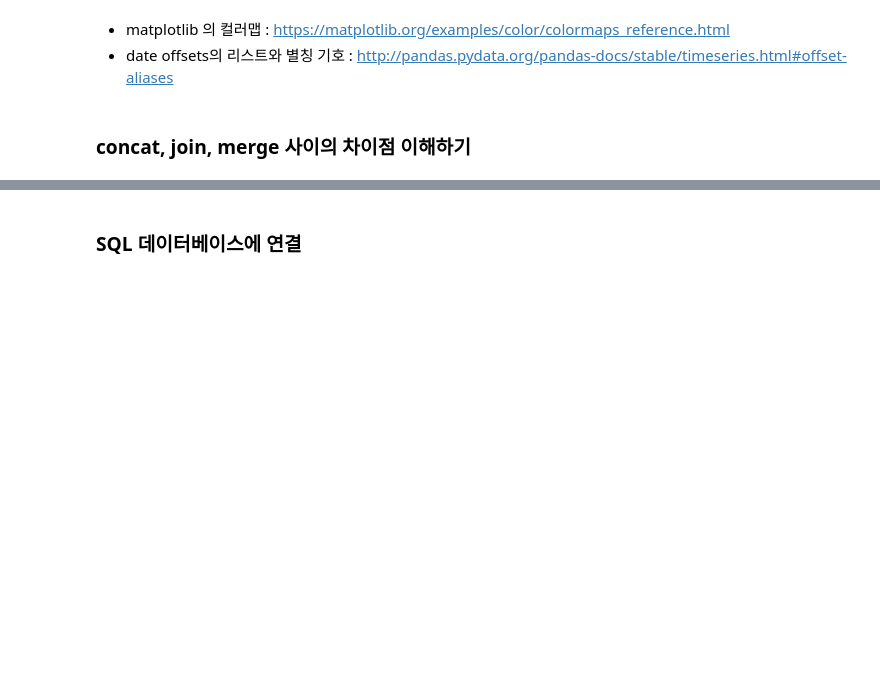
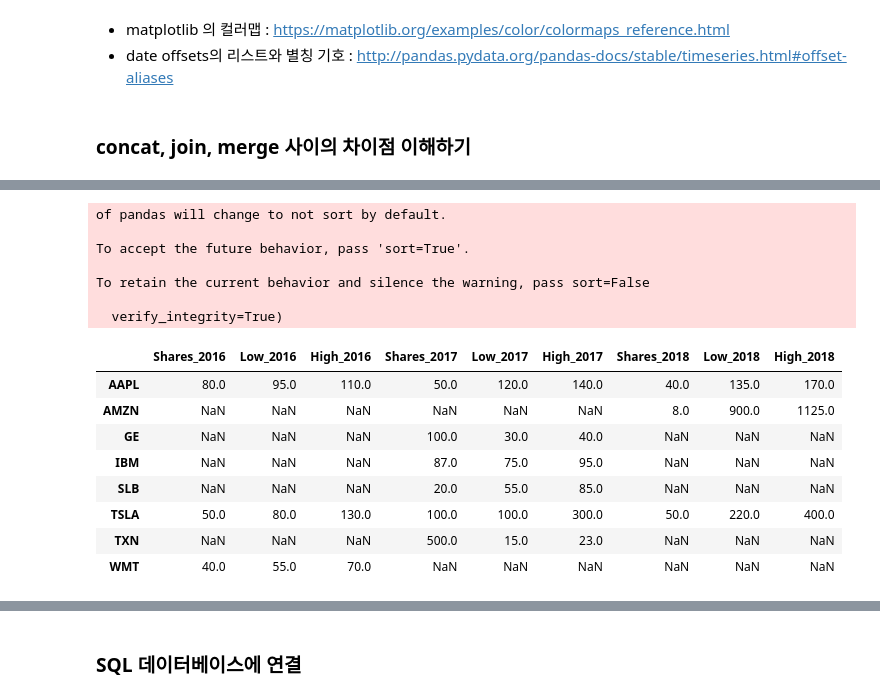
Before and after one commit to liberalapes/pandas_cookbook, a Jupyter notebook: 09장 Pandas 객체 합치기.ipynb, the cells around one changed output, grey strips where cells are left out. Cells and saved outputs as stored; diff of their text form; code cells hidden in the pictures; blank space fills up the shorter version.

```diff
--- a/09장 Pandas 객체 합치기.ipynb
+++ b/09장 Pandas 객체 합치기.ipynb
@@ -557,0 +660,20 @@ pres_rm.unstack('President')[correct_col_order].plot(**plot_kwargs)
+# %%
+other = [stocks_2017.add_suffix('_2017'), stocks_2018.add_suffix('_2018')]
+stocks_2016.add_suffix('_2016').join(other, how = 'outer')
+# %% [output]
+of pandas will change to not sort by default.
+
+To accept the future behavior, pass 'sort=True'.
+
+To retain the current behavior and silence the warning, pass sort=False
+
+  verify_integrity=True)
+|  | Shares_2016 | Low_2016 | High_2016 | Shares_2017 | Low_2017 | High_2017 | Shares_2018 | Low_2018 | High_2018 |
+| AAPL | 80.0 | 95.0 | 110.0 | 50.0 | 120.0 | 140.0 | 40.0 | 135.0 | 170.0 |
+| AMZN | NaN | NaN | NaN | NaN | NaN | NaN | 8.0 | 900.0 | 1125.0 |
+| GE | NaN | NaN | NaN | 100.0 | 30.0 | 40.0 | NaN | NaN | NaN |
+| IBM | NaN | NaN | NaN | 87.0 | 75.0 | 95.0 | NaN | NaN | NaN |
+| SLB | NaN | NaN | NaN | 20.0 | 55.0 | 85.0 | NaN | NaN | NaN |
+| TSLA | 50.0 | 80.0 | 130.0 | 100.0 | 100.0 | 300.0 | 50.0 | 220.0 | 400.0 |
+| TXN | NaN | NaN | NaN | 500.0 | 15.0 | 23.0 | NaN | NaN | NaN |
+| WMT | 40.0 | 55.0 | 70.0 | NaN | NaN | NaN | NaN | NaN | NaN |
```
Also changed, not shown: parts of 29 cells of this notebook.
